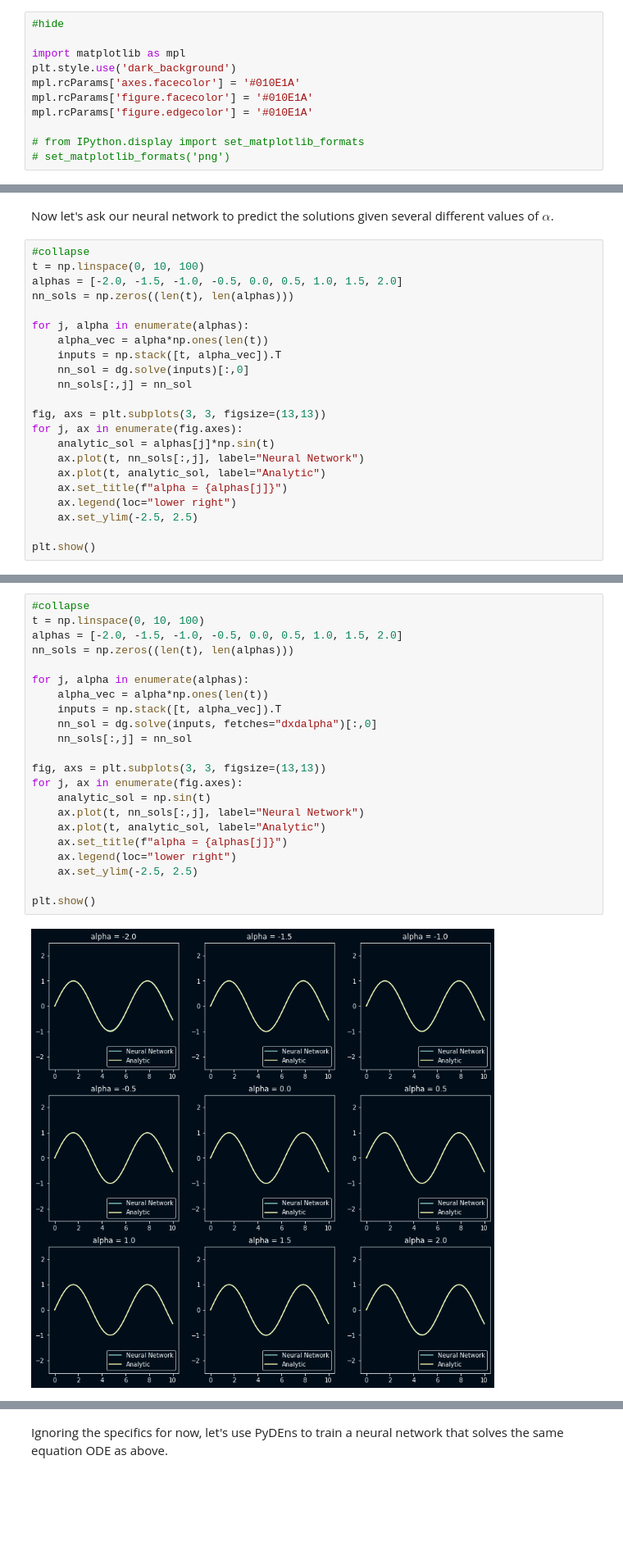
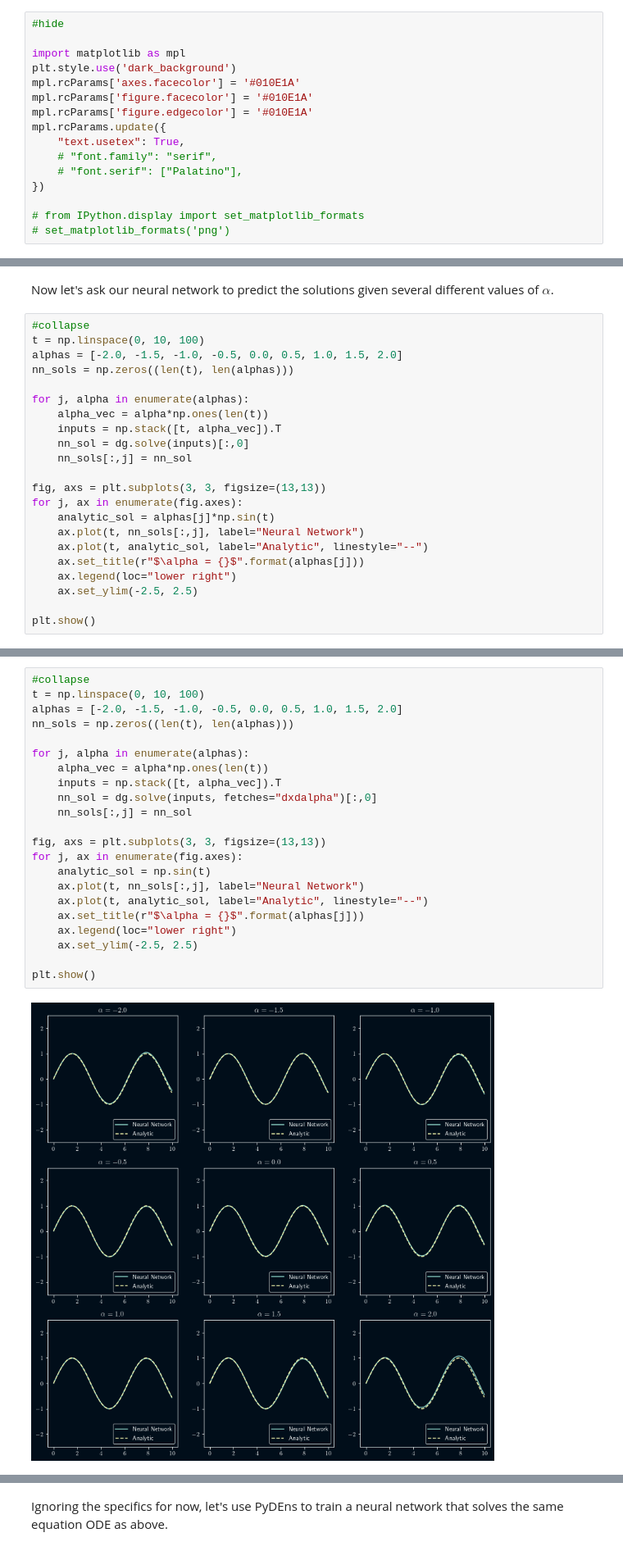
Before and after one commit to jlindbloom/qed404, a Jupyter notebook: _notebooks/2021-01-01-ode-inference-with-pydens-and-pymc3.ipynb, the cells around one changed output, grey strips where cells are left out. Shown at 82% size. Drawn from its saved outputs; the diff is of its cells as text; blank space fills up the shorter version.

```diff
--- a/_notebooks/2021-01-01-ode-inference-with-pydens-and-pymc3.ipynb
+++ b/_notebooks/2021-01-01-ode-inference-with-pydens-and-pymc3.ipynb
@@ -73,6 +78,11 @@ plt.style.use('dark_background')
 mpl.rcParams['axes.facecolor'] = '#010E1A'
 mpl.rcParams['figure.facecolor'] = '#010E1A'
 mpl.rcParams['figure.edgecolor'] = '#010E1A'
+mpl.rcParams.update({
+    "text.usetex": True,
+    # "font.family": "serif",
+    # "font.serif": ["Palatino"],
+})
 
 # from IPython.display import set_matplotlib_formats
 # set_matplotlib_formats('png')
@@ -172,8 +182,8 @@ fig, axs = plt.subplots(3, 3, figsize=(13,13))
 for j, ax in enumerate(fig.axes):
     analytic_sol = alphas[j]*np.sin(t)
     ax.plot(t, nn_sols[:,j], label="Neural Network")
-    ax.plot(t, analytic_sol, label="Analytic")
-    ax.set_title(f"alpha = {alphas[j]}")
+    ax.plot(t, analytic_sol, label="Analytic", linestyle="--")
+    ax.set_title(r"$\alpha = {}$".format(alphas[j]))
     ax.legend(loc="lower right")
     ax.set_ylim(-2.5, 2.5)
 
@@ -189,24 +199,24 @@ Let's compare this to the gradients we get from querying our neural network.
 # %%
 #collapse
 t = np.linspace(0, 10, 100)
 alphas = [-2.0, -1.5, -1.0, -0.5, 0.0, 0.5, 1.0, 1.5, 2.0]
 nn_sols = np.zeros((len(t), len(alphas)))
 
 for j, alpha in enumerate(alphas):
     alpha_vec = alpha*np.ones(len(t))
     inputs = np.stack([t, alpha_vec]).T
     nn_sol = dg.solve(inputs, fetches="dxdalpha")[:,0]
     nn_sols[:,j] = nn_sol
 
 fig, axs = plt.subplots(3, 3, figsize=(13,13))
 for j, ax in enumerate(fig.axes):
     analytic_sol = np.sin(t)
     ax.plot(t, nn_sols[:,j], label="Neural Network")
-    ax.plot(t, analytic_sol, label="Analytic")
-    ax.set_title(f"alpha = {alphas[j]}")
+    ax.plot(t, analytic_sol, label="Analytic", linestyle="--")
+    ax.set_title(r"$\alpha = {}$".format(alphas[j]))
     ax.legend(loc="lower right")
     ax.set_ylim(-2.5, 2.5)
 
 plt.show()
 # %% [output]
-[figure, old version]
+[figure, new version]
```
Also changed, not shown: parts of 23 cells of this notebook.
